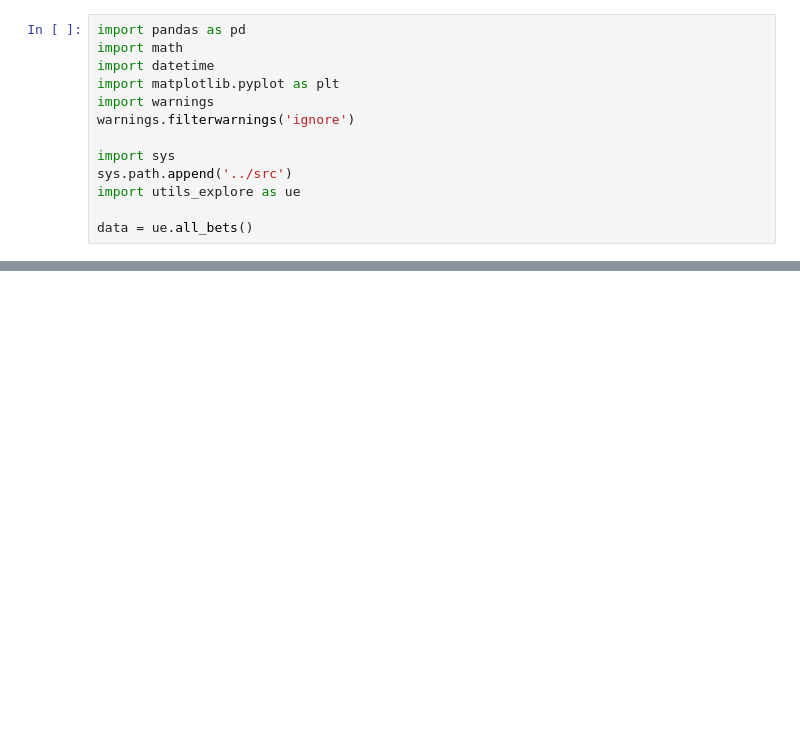
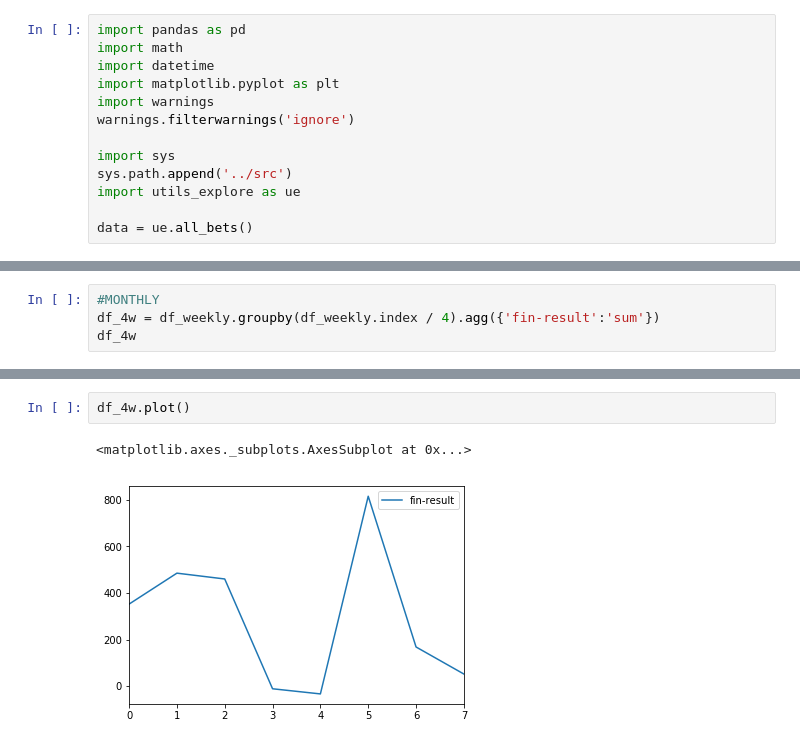
Before and after one commit to mooromets/check-experts, a Jupyter notebook: jupyter/evaluate-combined-model.ipynb, the cells around one changed output, grey strips where cells are left out. Saved outputs shown, nothing was run; the diff lists cells and outputs as text; blank space fills up the shorter version.

```diff
--- a/jupyter/evaluate-combined-model.ipynb
+++ b/jupyter/evaluate-combined-model.ipynb
@@ -72,0 +96,4 @@ round(df_weekly['fin-result'].sum() * tax * bets_inaccuracy, 1)
+# %%
+#MONTHLY
+df_4w = df_weekly.groupby(df_weekly.index / 4).agg({'fin-result':'sum'})
+df_4w
@@ -72,0 +122,5 @@ round(df_weekly['fin-result'].sum() * tax * bets_inaccuracy, 1)
+# %%
+df_4w.plot()
+# %% [output]
+<matplotlib.axes._subplots.AxesSubplot at 0x...>
+[figure, added]
```
Also changed, not shown: parts of 10 cells of this notebook.
